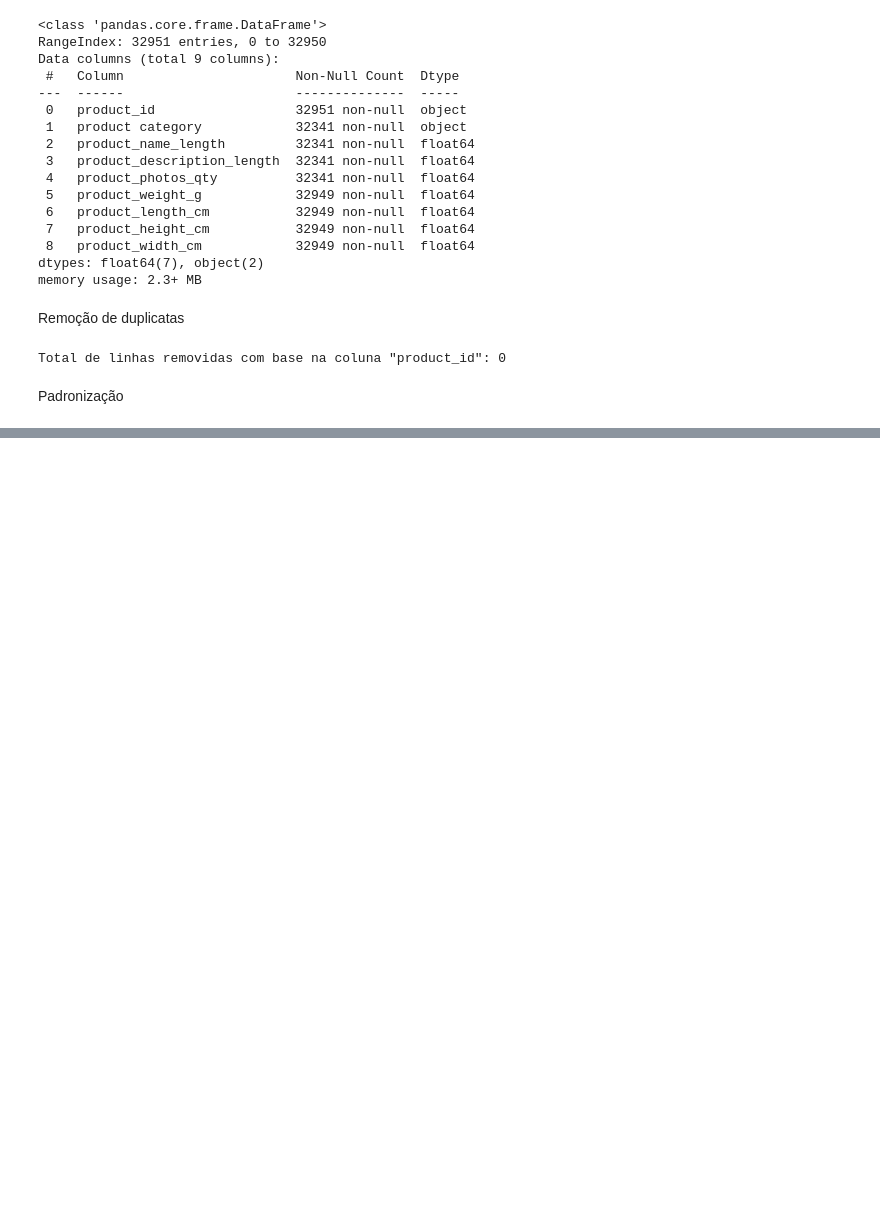
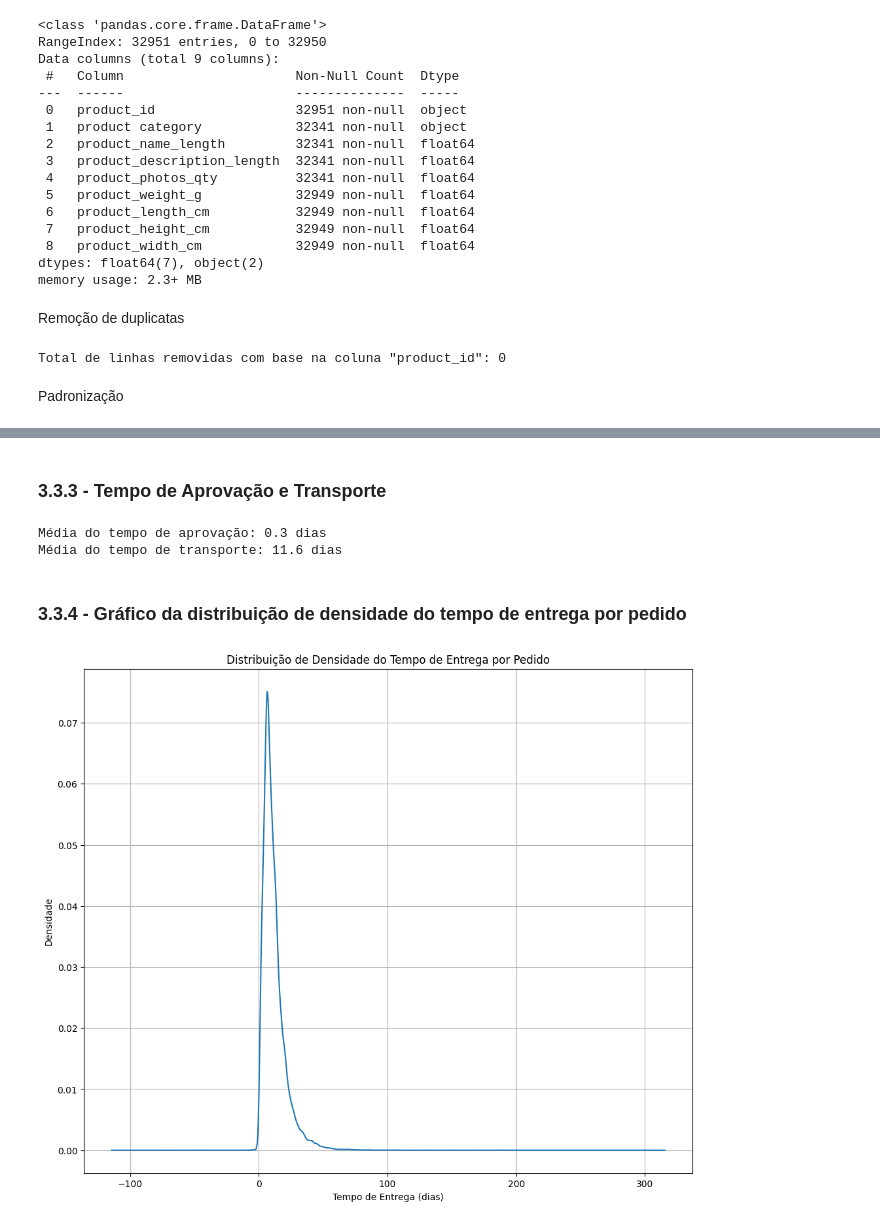
Before and after one commit to datajoedata/e-Commerce-Sales-Analysis-Target-Brazil, a Jupyter notebook: Análise_exploratória_vendas_e_commerce.ipynb, the cells around one changed output, grey strips where cells are left out. Cells and saved outputs as stored; diff of their text form; code cells hidden in the pictures; blank space fills up the shorter version.

```diff
--- a/Análise_exploratória_vendas_e_commerce.ipynb
+++ b/Análise_exploratória_vendas_e_commerce.ipynb
@@ -499,0 +606,21 @@ produtos_df['product category'] = produtos_df['product category'].str.lower().st
+# %%
+# Calcula tempo de entrega (dias entre a confirmação do pagamento e a entrega ao cliente)
+pedidos_df['tempo_entrega'] = (pedidos_df['order_delivered_customer_date'] -
+                               pedidos_df['order_approved_at']).dt.days
+
+
+# Calcular o 1º e 3º quartil (Q1 e Q3) e o IQR (Intervalo interquartílico)
+Q1 = pedidos_df['tempo_entrega'].quantile(0.25)
+Q3 = pedidos_df['tempo_entrega'].quantile(0.75)
+IQR = Q3 - Q1
+
+# Definir os limites para identificar outliers
+limite_inferior = Q1 - 1.5 * IQR
+limite_superior = Q3 + 1.5 * IQR
+
+# Identificar os outliers
+outliers = pedidos_df[(pedidos_df['tempo_entrega'] < limite_inferior) | (pedidos_df['tempo_entrega'] > limite_superior)]
+print(f"Número de outliers encontrados: {len(outliers)}")
+
+# Exibe head nos outliers
+display(outliers[['order_id', 'tempo_entrega']].head(3))
@@ -499,0 +633,31 @@ produtos_df['product category'] = produtos_df['product category'].str.lower().st
+# %% [markdown]
+### 3.3.3 - Tempo de Aprovação e Transporte
+# %%
+# Calcula tempo de aprovação (dias entre a compra e a aprovação do pagamento)
+pedidos_df['tempo_aprovacao'] = (pedidos_df['order_approved_at'] - pedidos_df['order_purchase_timestamp']).dt.days
+
+# Calcula tempo de transporte (dias entre a aprovação do pagamento e a entrega)
+pedidos_df['tempo_transporte'] = (pedidos_df['order_delivered_customer_date'] - pedidos_df['order_approved_at']).dt.days
+
+# Exibe média, mediana e desvio padrão
+media_aprovacao = round(pedidos_df['tempo_aprovacao'].mean(), 1)
+media_transporte = round(pedidos_df['tempo_transporte'].mean(), 1)
+
+print(f"Média do tempo de aprovação: {media_aprovacao} dias")
+print(f"Média do tempo de transporte: {media_transporte} dias")
+# %% [output]
+Média do tempo de aprovação: 0.3 dias
+Média do tempo de transporte: 11.6 dias
+# %% [markdown]
+### 3.3.4 - Gráfico da distribuição de densidade do tempo de entrega por pedido
+# %%
+# Gráfico de densidade para visualizar a distribuição do tempo de entrega
+plt.figure(figsize=(12, 10))
+pedidos_df['tempo_entrega'].plot(kind='kde')
+plt.title('Distribuição de Densidade do Tempo de Entrega por Pedido')
+plt.xlabel('Tempo de Entrega (dias)')
+plt.ylabel('Densidade')
+plt.grid(True)
+plt.show()
+# %% [output]
+[figure, added]
```
Also changed, not shown: parts of 70 cells of this notebook.
